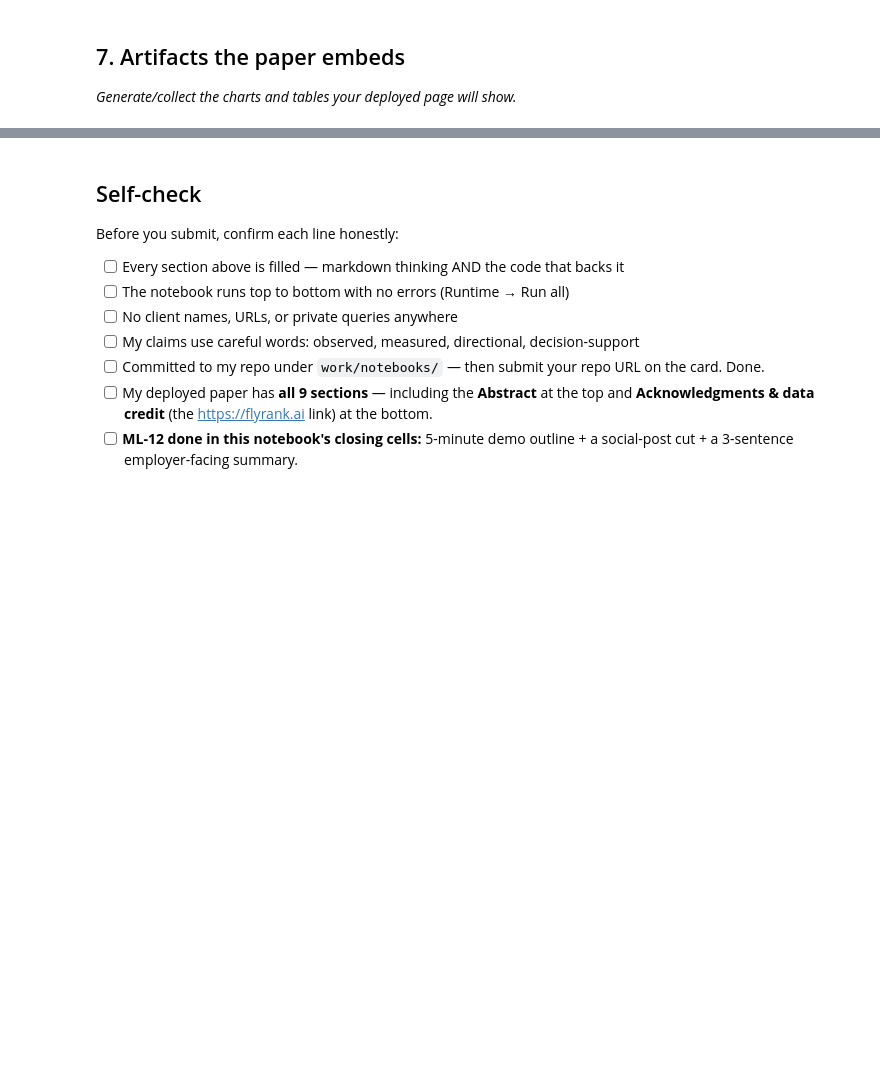
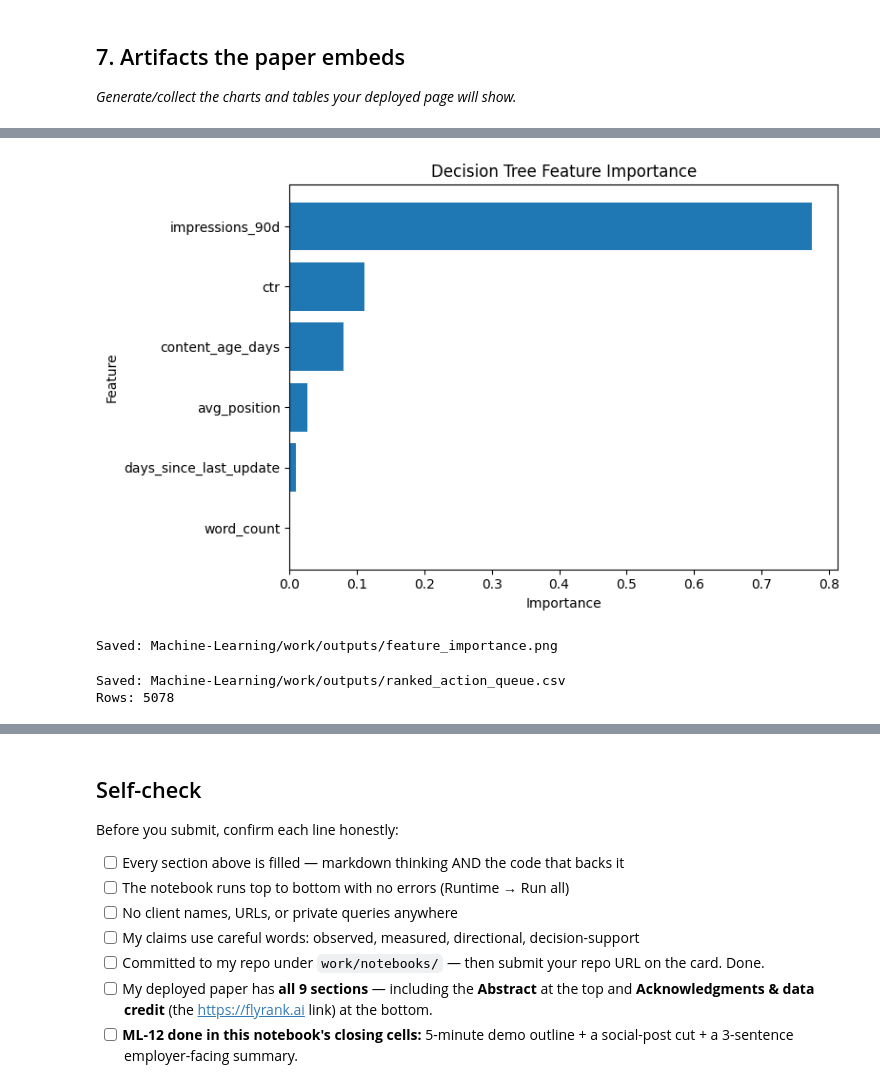
Before and after one commit to SriKeerthi16-b/Machine-Learning, a Jupyter notebook: work/notebooks/capstone.ipynb, the cells around one changed output, grey strips where cells are left out. Drawn from its saved outputs; the diff is of its cells as text; code cells hidden in the pictures; blank space fills up the shorter version.

```diff
--- a/work/notebooks/capstone.ipynb
+++ b/work/notebooks/capstone.ipynb
@@ -36,0 +567,61 @@ This skeleton is yours to fill. Work the sections **in order** — each one has
+# %%
+plot_data = feature_importance.sort_values()
+
+plt.figure(figsize=(8, 5))
+
+plt.barh(
+    plot_data.index,
+    plot_data.values
+)
+
+plt.xlabel("Importance")
+plt.ylabel("Feature")
+plt.title("Decision Tree Feature Importance")
+
+plt.tight_layout()
+
+importance_chart = os.path.join(
+    output_dir,
+    "feature_importance.png"
+)
+
+plt.savefig(
+    importance_chart,
+    dpi=160,
+    bbox_inches="tight"
+)
+
+plt.show()
+
+print("Saved:", importance_chart)
+# %% [output]
+[figure, added]
+Saved: Machine-Learning/work/outputs/feature_importance.png
+# %%
+queue_export_cols = [
+    "rank",
+    "model_score",
+    "priority",
+    "reason_code",
+    "days_since_last_update",
+    "impressions_90d",
+    "avg_position",
+    "ctr",
+    "word_count"
+]
+
+queue_path = os.path.join(
+    output_dir,
+    "ranked_action_queue.csv"
+)
+
+queue[queue_export_cols].to_csv(
+    queue_path,
+    index=False
+)
+
+print("Saved:", queue_path)
+print("Rows:", len(queue))
+# %% [output]
+Saved: Machine-Learning/work/outputs/ranked_action_queue.csv
+Rows: 5078
```
Also changed, not shown: parts of 13 cells of this notebook.
